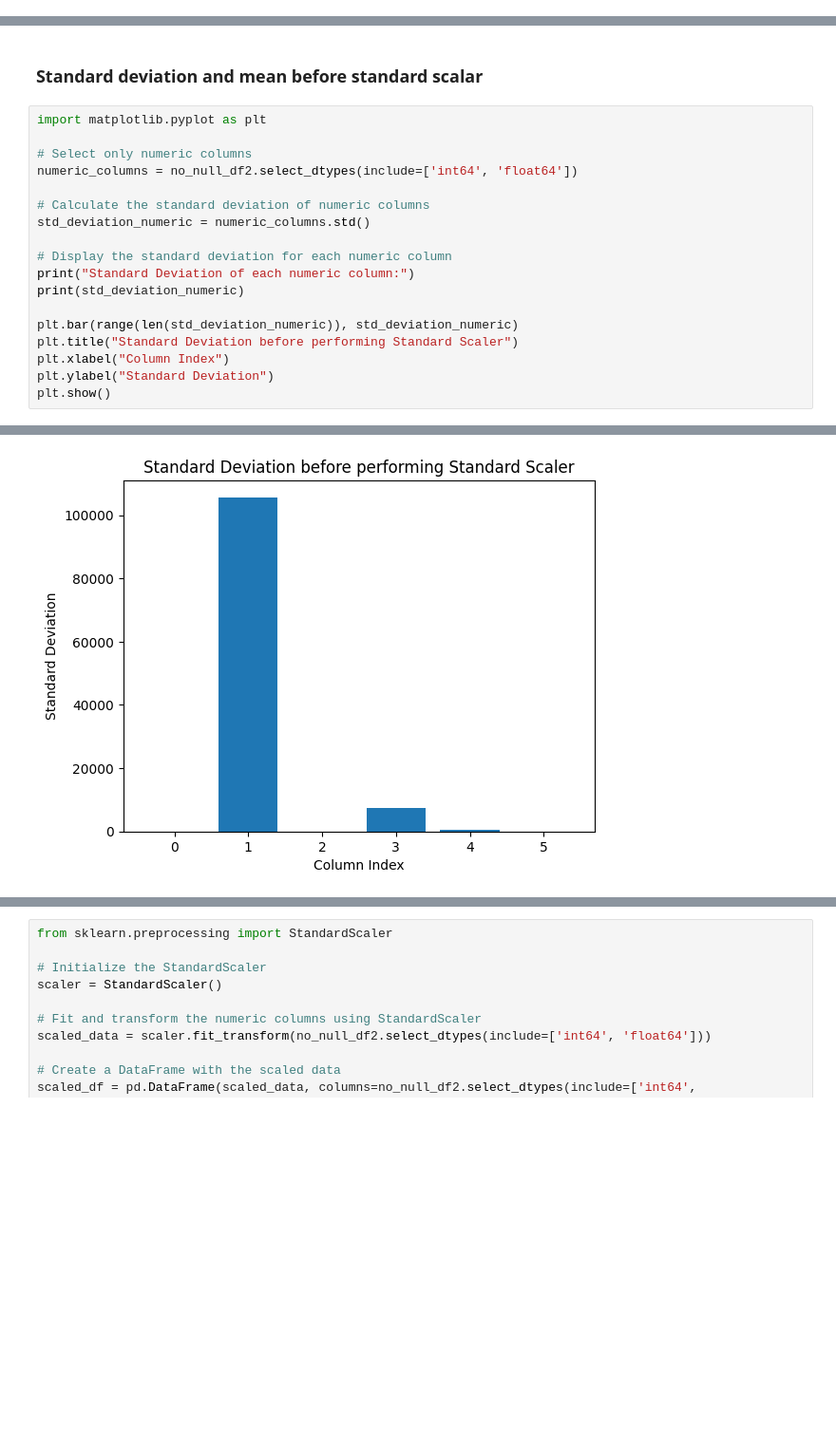
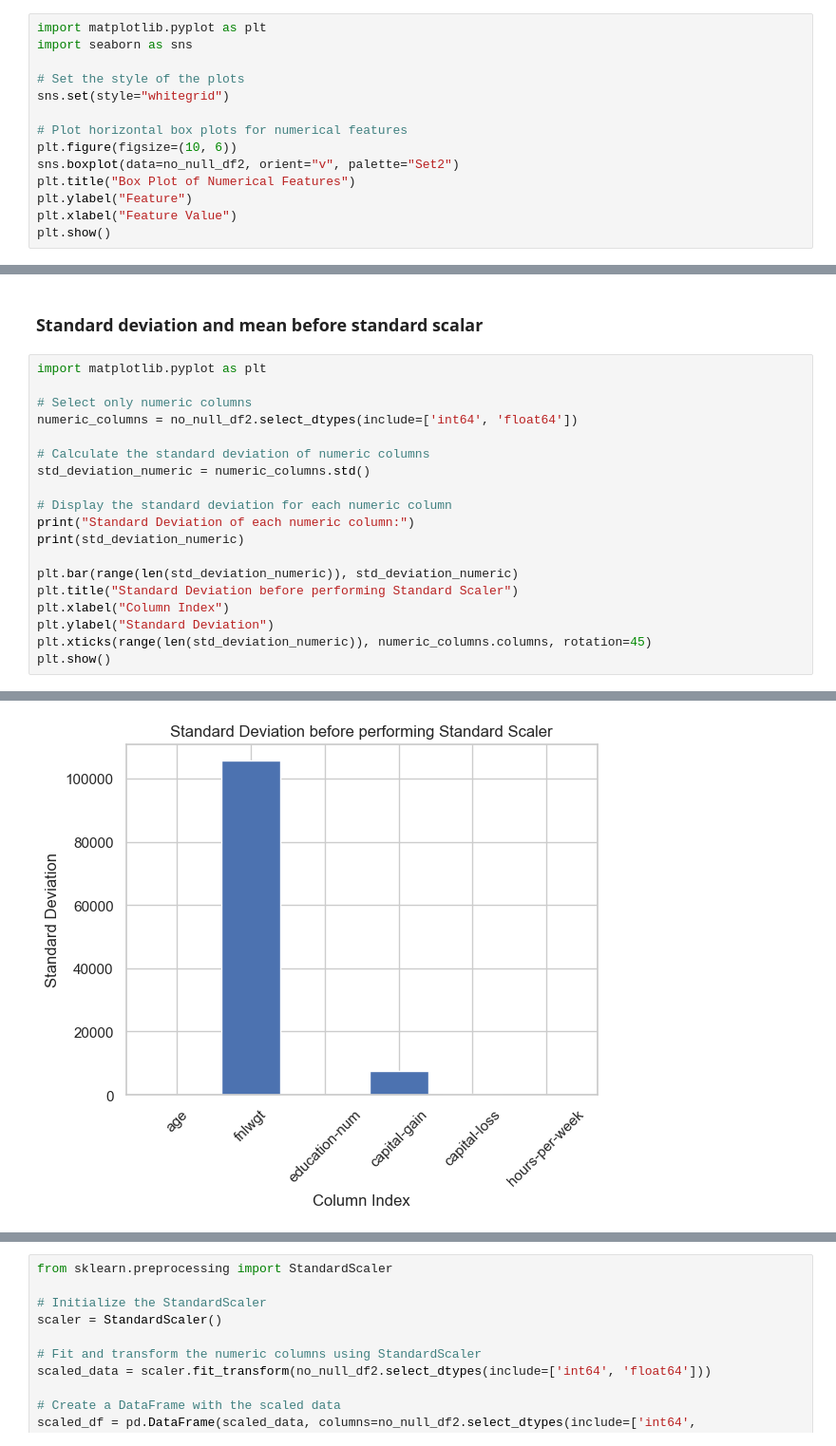
Before and after one commit to nikoyasam/MachineLearningCW, a Jupyter notebook: machine learninng/random forest.ipynb, the cells around one changed output, grey strips where cells are left out. Shown: that part at 95% size. Drawn from its saved outputs; the diff is of its cells as text; blank space fills up the shorter version.

Commit message:
changes to visualizations

```diff
--- a/machine learninng/random forest.ipynb
+++ b/machine learninng/random forest.ipynb
@@ -157,0 +160,14 @@ Summary of categorical features:
+# %%
+import matplotlib.pyplot as plt
+import seaborn as sns
+
+# Set the style of the plots
+sns.set(style="whitegrid")
+
+# Plot horizontal box plots for numerical features
+plt.figure(figsize=(10, 6))
+sns.boxplot(data=no_null_df2, orient="v", palette="Set2")
+plt.title("Box Plot of Numerical Features")
+plt.ylabel("Feature")
+plt.xlabel("Feature Value")
+plt.show()
@@ -160,31 +188,32 @@ Summary of categorical features:
 # %%
 import matplotlib.pyplot as plt
 
 # Select only numeric columns
 numeric_columns = no_null_df2.select_dtypes(include=['int64', 'float64'])
 
 # Calculate the standard deviation of numeric columns
 std_deviation_numeric = numeric_columns.std()
 
 # Display the standard deviation for each numeric column
 print("Standard Deviation of each numeric column:")
 print(std_deviation_numeric)
 
 plt.bar(range(len(std_deviation_numeric)), std_deviation_numeric)
 plt.title("Standard Deviation before performing Standard Scaler")
 plt.xlabel("Column Index")
 plt.ylabel("Standard Deviation")
+plt.xticks(range(len(std_deviation_numeric)), numeric_columns.columns, rotation=45)
 plt.show()
 # %% [output]
 Standard Deviation of each numeric column:
 age                   13.215349
 fnlwgt            105652.436515
 education-num          2.551740
 capital-gain        7510.249876
 capital-loss         405.156611
 hours-per-week        12.007730
 dtype: float64
-[figure, old version]
+[figure, new version]
 # %%
 # Calculate the mean of numeric columns
 mean_values = numeric_columns.mean()
```
Also changed, not shown: parts of 9 cells of this notebook, 1 other file.
